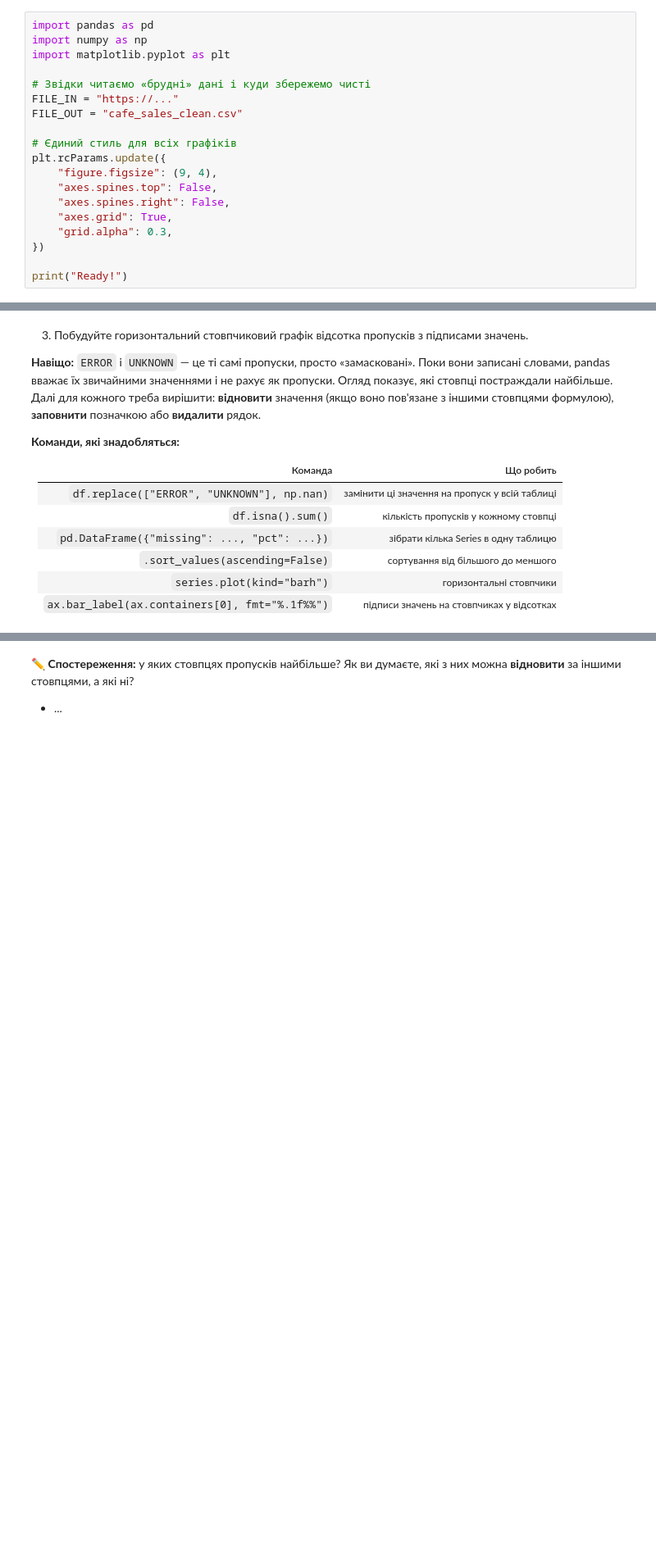
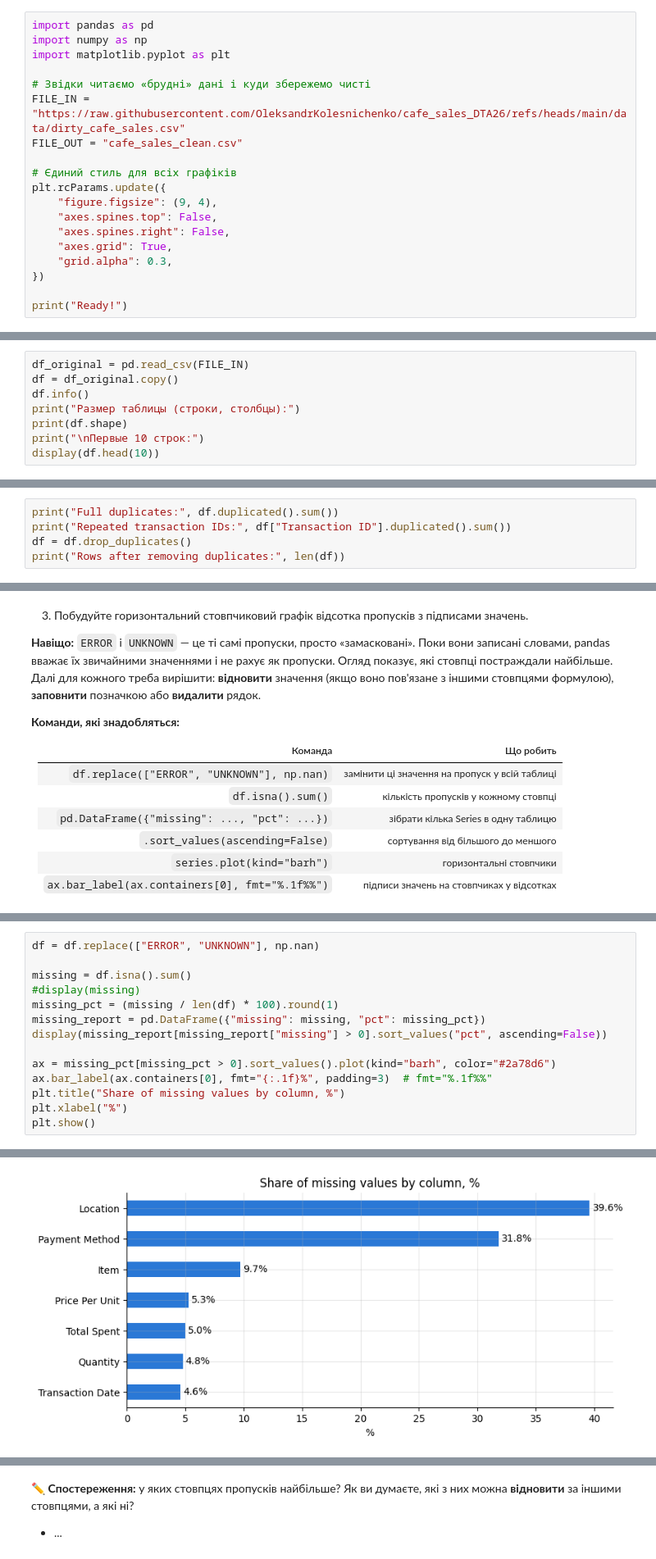
Before and after one commit to OleksandrKolesnichenko/DTA-Python-2026, a Jupyter notebook: Before_final_project_"Pandas_lesson_34_03_11_26_training_project_cafe_sales.ipynb, the cells around one changed output, grey strips where cells are left out. Shown at 82% size. Drawn from its saved outputs; the diff is of its cells as text; blank space fills up the shorter version.

```diff
--- a/Before_final_project_"Pandas_lesson_34_03_11_26_training_project_cafe_sales.ipynb
+++ b/Before_final_project_"Pandas_lesson_34_03_11_26_training_project_cafe_sales.ipynb
@@ -44,7 +44,7 @@ import numpy as np
 import matplotlib.pyplot as plt
 
 # Звідки читаємо «брудні» дані і куди збережемо чисті
-FILE_IN = "https://..."
+FILE_IN = "https://raw.githubusercontent.com/OleksandrKolesnichenko/cafe_sales_DTA26/refs/heads/main/data/dirty_cafe_sales.csv"
 FILE_OUT = "cafe_sales_clean.csv"
 
 # Єдиний стиль для всіх графіків
@@ -85,0 +86,8 @@ print("Ready!")
+# %%
+df_original = pd.read_csv(FILE_IN)
+df = df_original.copy()
+df.info()
+print("Размер таблицы (строки, столбцы):")
+print(df.shape)
+print("\nПервые 10 строк:")
+display(df.head(10))
@@ -138,0 +257,5 @@ print("Ready!")
+# %%
+print("Full duplicates:", df.duplicated().sum())
+print("Repeated transaction IDs:", df["Transaction ID"].duplicated().sum())
+df = df.drop_duplicates()
+print("Rows after removing duplicates:", len(df))
@@ -160,0 +286,15 @@ print("Ready!")
+# %%
+df = df.replace(["ERROR", "UNKNOWN"], np.nan)
+
+missing = df.isna().sum()
+#display(missing)
+missing_pct = (missing / len(df) * 100).round(1)
+missing_report = pd.DataFrame({"missing": missing, "pct": missing_pct})
+display(missing_report[missing_report["missing"] > 0].sort_values("pct", ascending=False))
+
+ax = missing_pct[missing_pct > 0].sort_values().plot(kind="barh", color="#2a78d6")
+ax.bar_label(ax.containers[0], fmt="{:.1f}%", padding=3)  # fmt="%.1f%%"
+plt.title("Share of missing values by column, %")
+plt.xlabel("%")
+plt.show()
+# %% [output]
@@ -160,0 +309 @@ print("Ready!")
+[figure, added]
```
Also changed, not shown: parts of 42 cells of this notebook.
